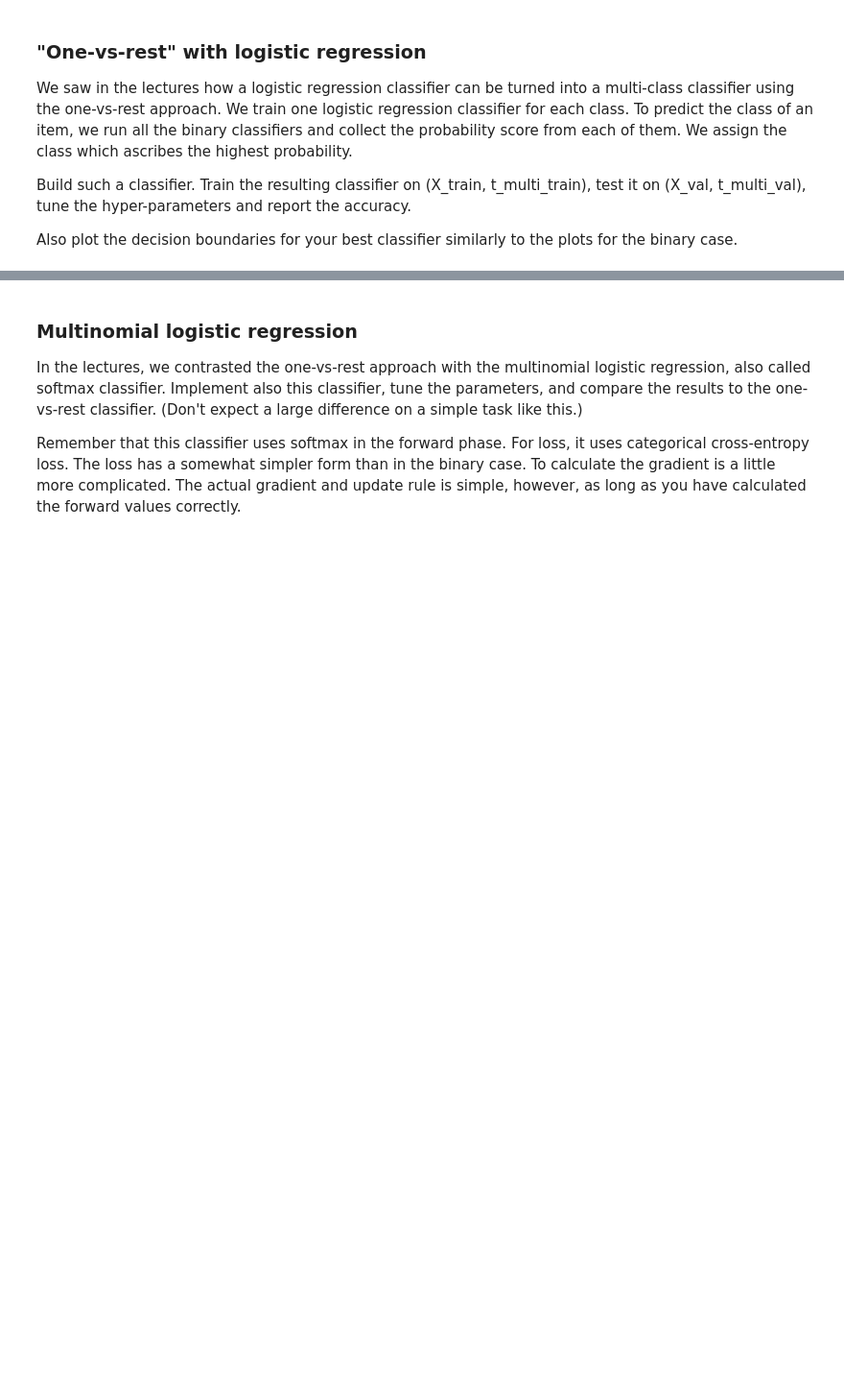
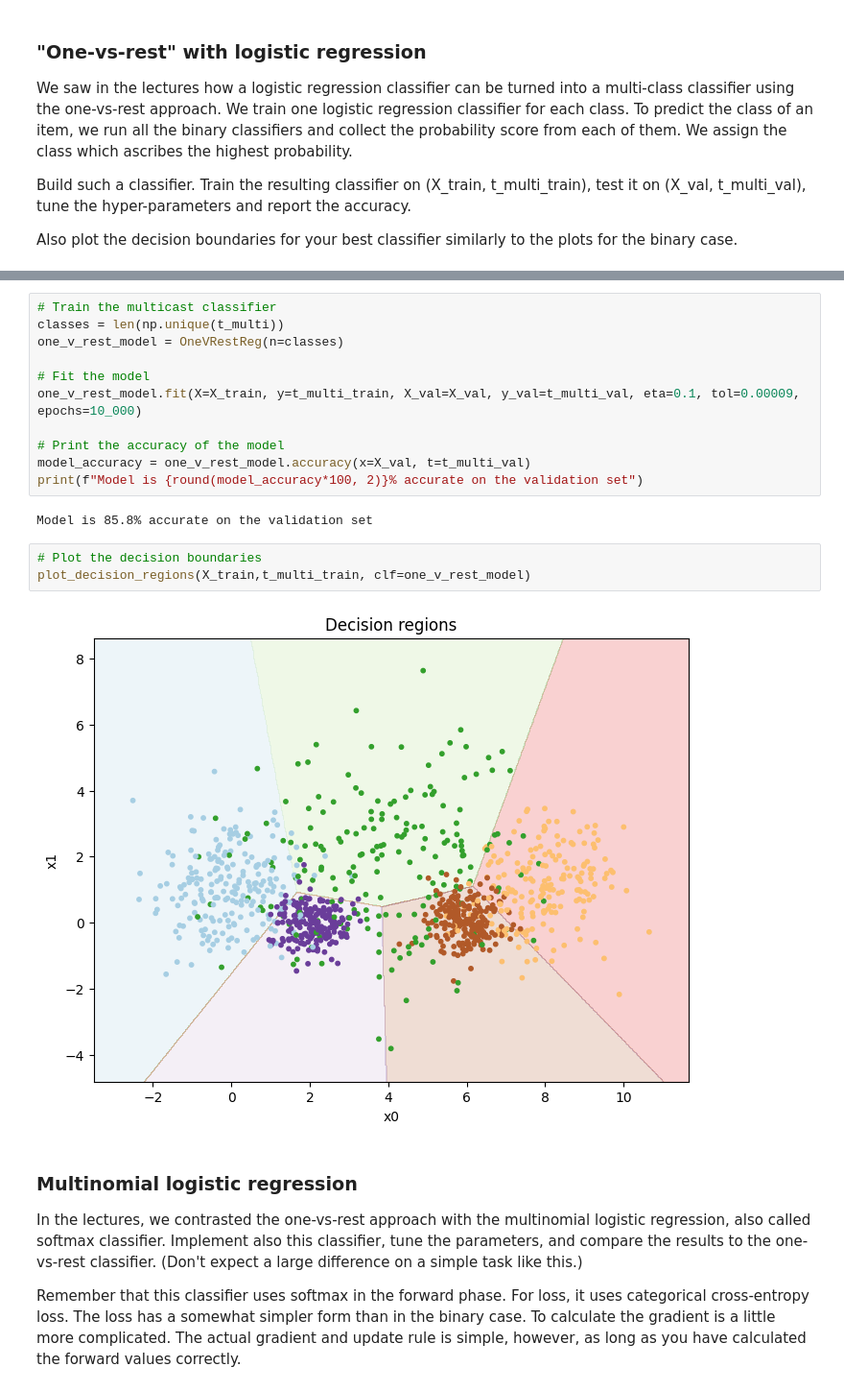
Before and after one commit to KjetilIN/linear-vs-mlp-classification, a Jupyter notebook: in4050_2024_assignment2.ipynb, the cells around one changed output, grey strips where cells are left out. Shown at 96% size. Saved outputs shown, nothing was run; the diff lists cells and outputs as text; blank space fills up the shorter version.

Commit message:
add: One-V-Rest implementation with multiple logistic regression models - one for each class

```diff
--- a/in4050_2024_assignment2.ipynb
+++ b/in4050_2024_assignment2.ipynb
@@ -602,3 +640,21 @@ Also plot the decision boundaries for your best classifier similarly to the plot
+# %%
+# Train the multicast classifier
+classes = len(np.unique(t_multi))
+one_v_rest_model = OneVRestReg(n=classes)
+
+# Fit the model
+one_v_rest_model.fit(X=X_train, y=t_multi_train, X_val=X_val, y_val=t_multi_val, eta=0.1, tol=0.00009, epochs=10_000)
+
+# Print the accuracy of the model
+model_accuracy = one_v_rest_model.accuracy(x=X_val, t=t_multi_val)
+print(f"Model is {round(model_accuracy*100, 2)}% accurate on the validation set")
+# %% [output]
+Model is 85.8% accurate on the validation set
+# %%
+# Plot the decision boundaries
+plot_decision_regions(X_train,t_multi_train, clf=one_v_rest_model)
+# %% [output]
+[figure, added]
 # %% [markdown]
 ### Multinomial logistic regression
 In the lectures, we contrasted the one-vs-rest approach with the multinomial logistic regression, also called softmax classifier. Implement also this classifier, tune the parameters, and compare the results to the one-vs-rest classifier. (Don't expect a large difference on a simple task like this.)
```
Also changed, not shown: parts of 2 cells of this notebook.
